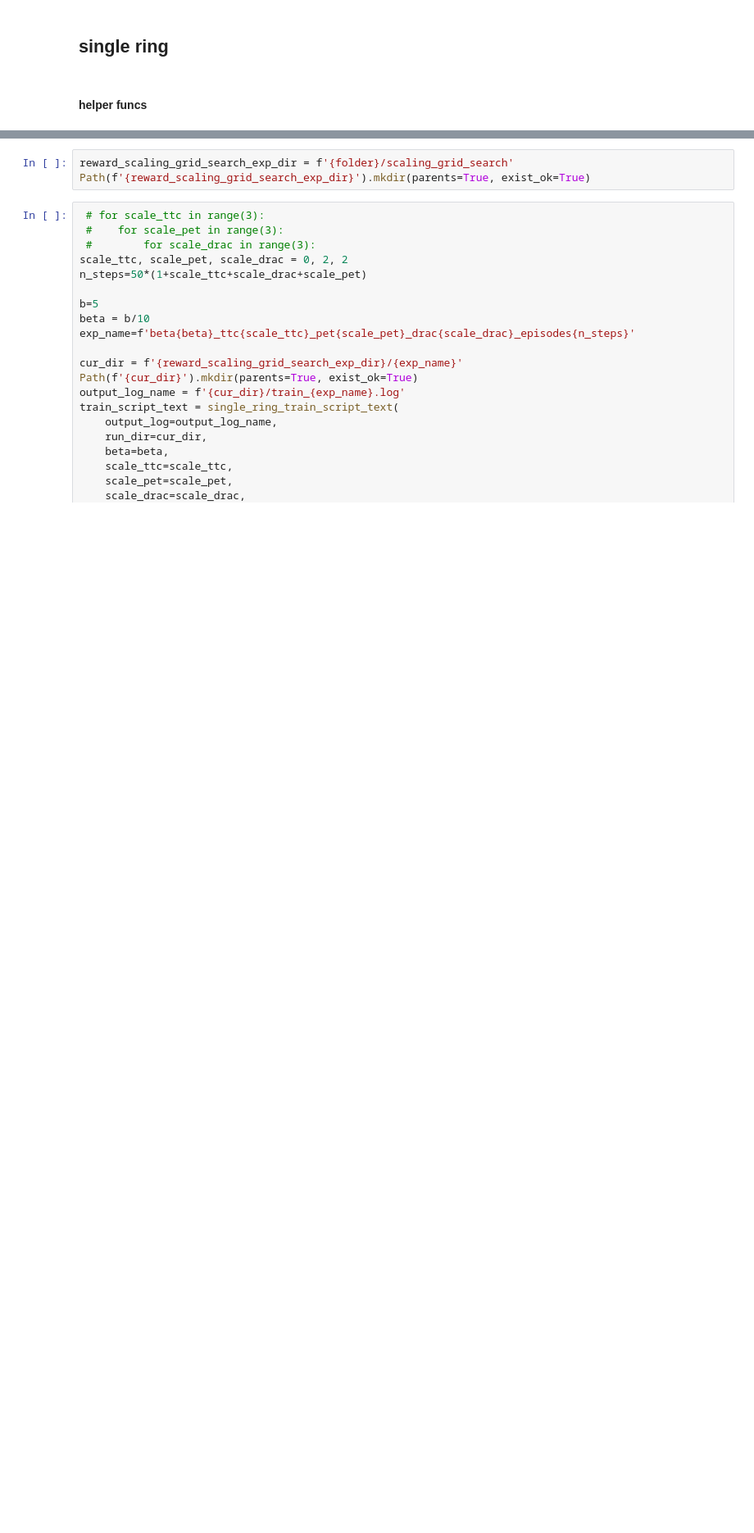
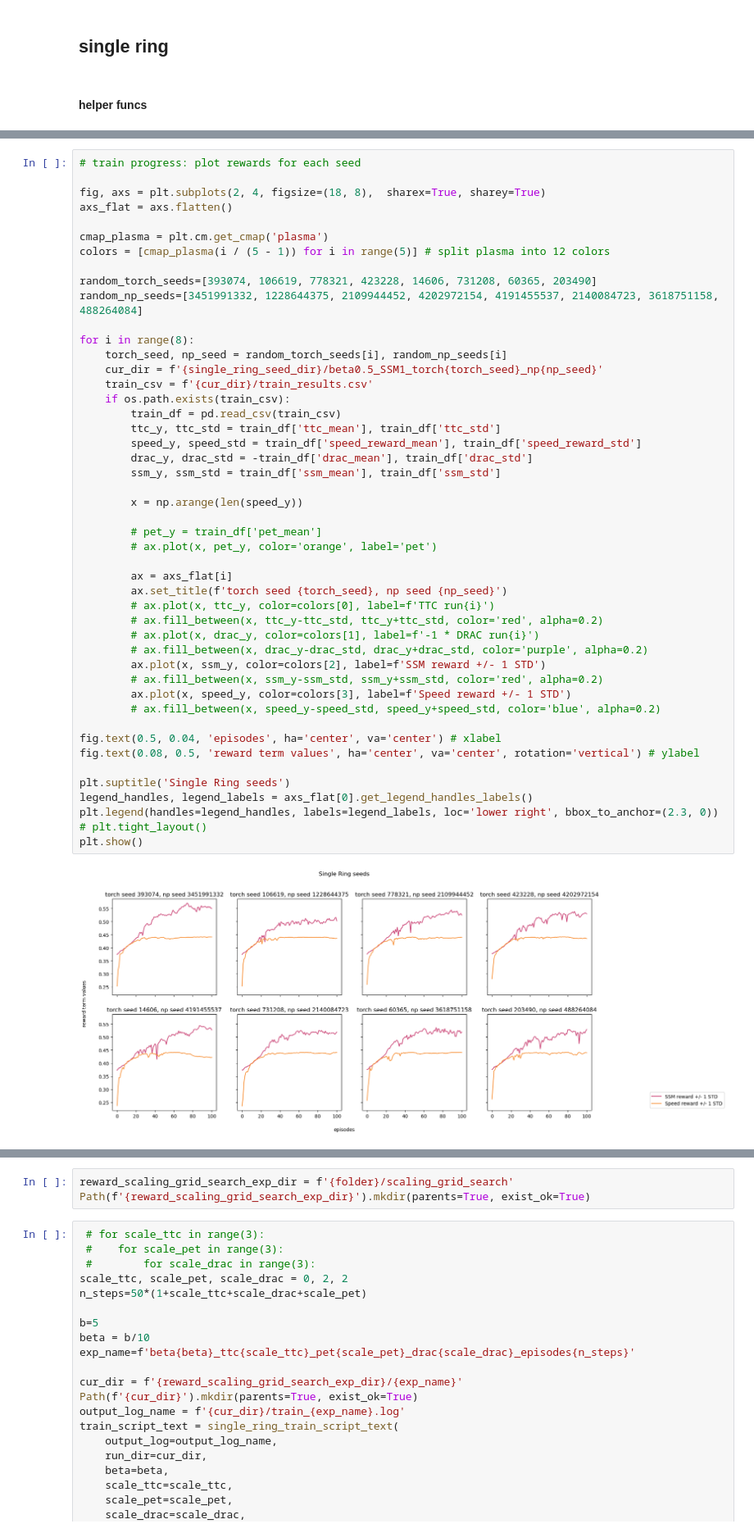
Before and after one commit to marcusbl1/automatic_vehicular_control, a Jupyter notebook: automatic_vehicular_control/actual_runs.ipynb, the cells around one changed output, grey strips where cells are left out. Shown at 82% size. Saved outputs shown, nothing was run; the diff lists cells and outputs as text; blank space fills up the shorter version.

```diff
--- a/automatic_vehicular_control/actual_runs.ipynb
+++ b/automatic_vehicular_control/actual_runs.ipynb
@@ -116,0 +163,49 @@ f''' "scale_ttc={scale_ttc}" "scale_pet={scale_pet}" "scale_drac={scale_drac}"''
+# %%
+# train progress: plot rewards for each seed
+
+fig, axs = plt.subplots(2, 4, figsize=(18, 8),  sharex=True, sharey=True)
+axs_flat = axs.flatten()
+
+cmap_plasma = plt.cm.get_cmap('plasma')
+colors = [cmap_plasma(i / (5 - 1)) for i in range(5)] # split plasma into 12 colors
+
+random_torch_seeds=[393074, 106619, 778321, 423228, 14606, 731208, 60365, 203490]
+random_np_seeds=[3451991332, 1228644375, 2109944452, 4202972154, 4191455537, 2140084723, 3618751158, 488264084]
+
+for i in range(8):
+    torch_seed, np_seed = random_torch_seeds[i], random_np_seeds[i]
+    cur_dir = f'{single_ring_seed_dir}/beta0.5_SSM1_torch{torch_seed}_np{np_seed}'
+    train_csv = f'{cur_dir}/train_results.csv'
+    if os.path.exists(train_csv):
+        train_df = pd.read_csv(train_csv)
+        ttc_y, ttc_std = train_df['ttc_mean'], train_df['ttc_std']
+        speed_y, speed_std = train_df['speed_reward_mean'], train_df['speed_reward_std']
+        drac_y, drac_std = -train_df['drac_mean'], train_df['drac_std']
+        ssm_y, ssm_std = train_df['ssm_mean'], train_df['ssm_std']
+
+        x = np.arange(len(speed_y))
+
+        # pet_y = train_df['pet_mean']
+        # ax.plot(x, pet_y, color='orange', label='pet')
+
+        ax = axs_flat[i]
+        ax.set_title(f'torch seed {torch_seed}, np seed {np_seed}')
+        # ax.plot(x, ttc_y, color=colors[0], label=f'TTC run{i}')
+        # ax.fill_between(x, ttc_y-ttc_std, ttc_y+ttc_std, color='red', alpha=0.2)
+        # ax.plot(x, drac_y, color=colors[1], label=f'-1 * DRAC run{i}')
+        # ax.fill_between(x, drac_y-drac_std, drac_y+drac_std, color='purple', alpha=0.2)
+        ax.plot(x, ssm_y, color=colors[2], label=f'SSM reward +/- 1 STD')
+        # ax.fill_between(x, ssm_y-ssm_std, ssm_y+ssm_std, color='red', alpha=0.2)
+        ax.plot(x, speed_y, color=colors[3], label=f'Speed reward +/- 1 STD')
+        # ax.fill_between(x, speed_y-speed_std, speed_y+speed_std, color='blue', alpha=0.2)
+
+fig.text(0.5, 0.04, 'episodes', ha='center', va='center') # xlabel
+fig.text(0.08, 0.5, 'reward term values', ha='center', va='center', rotation='vertical') # ylabel
+
+plt.suptitle('Single Ring seeds')
+legend_handles, legend_labels = axs_flat[0].get_legend_handles_labels()
+plt.legend(handles=legend_handles, labels=legend_labels, loc='lower right', bbox_to_anchor=(2.3, 0))
+# plt.tight_layout()
+plt.show()
+# %% [output]
+[figure, added]
```
Also changed, not shown: parts of 59 cells of this notebook, 5 other files.
